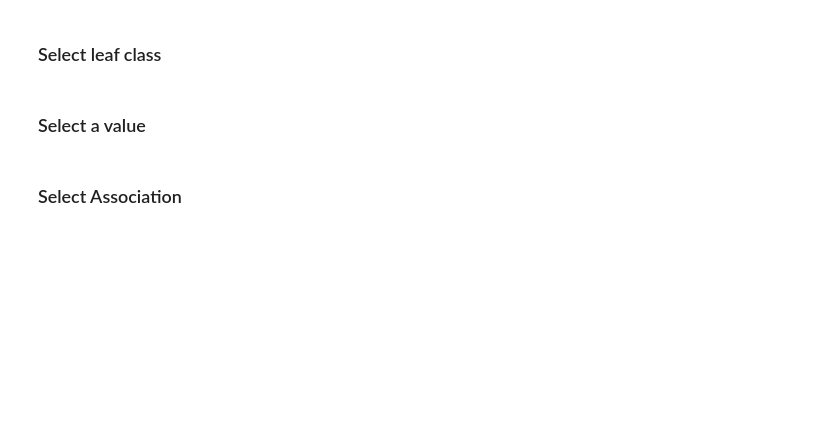
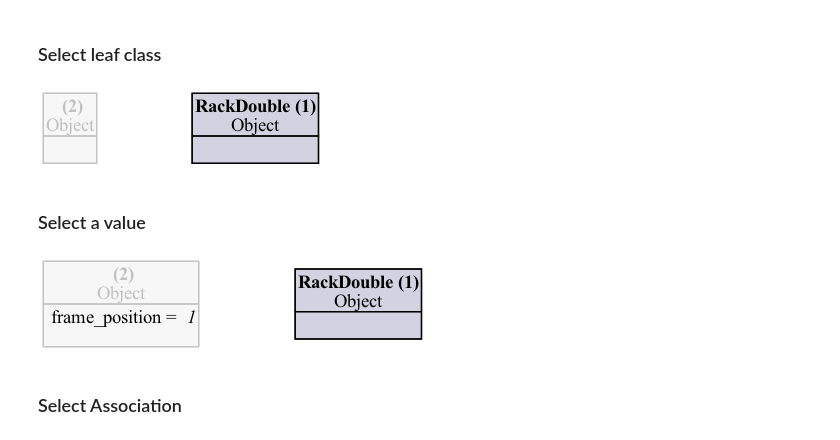
Before and after one commit to siemens/OOASP, a Jupyter notebook: asp_interactive_configuration/usage/Interactive.ipynb, the cells around one changed output. Saved outputs shown, nothing was run; the diff lists cells and outputs as text; code cells hidden in the pictures; blank space fills up the shorter version.

```diff
--- a/asp_interactive_configuration/usage/Interactive.ipynb
+++ b/asp_interactive_configuration/usage/Interactive.ipynb
@@ -218,3 +184,6 @@ select_association('frame_modules', 6, 2)
 ------
 ## Modifing current (partial) configuration
 ------
+# %%
+iconf = InteractiveConfigurator(racks_kb,"racks_config_1",["./examples/racks/constraints.lp"])
+iconf.extend_domain(2)
@@ -222,10 +212,16 @@ select_association('frame_modules', 6, 2)
 ### Select leaf class
 # %%
 iconf.select_object_class(1,'rackDouble')
+iconf.view()
+# %% [output]
+[figure, added]
 # %% [markdown]
 ### Select a value
 # %%
-iconf.select_value(1,'frame_position',1)
+iconf.select_value(2,'frame_position',1)
+iconf.view()
+# %% [output]
+[figure, added]
 # %% [markdown]
 ### Select Association
 # %%
```
Also changed, not shown: parts of 33 cells of this notebook, 23 other files.
